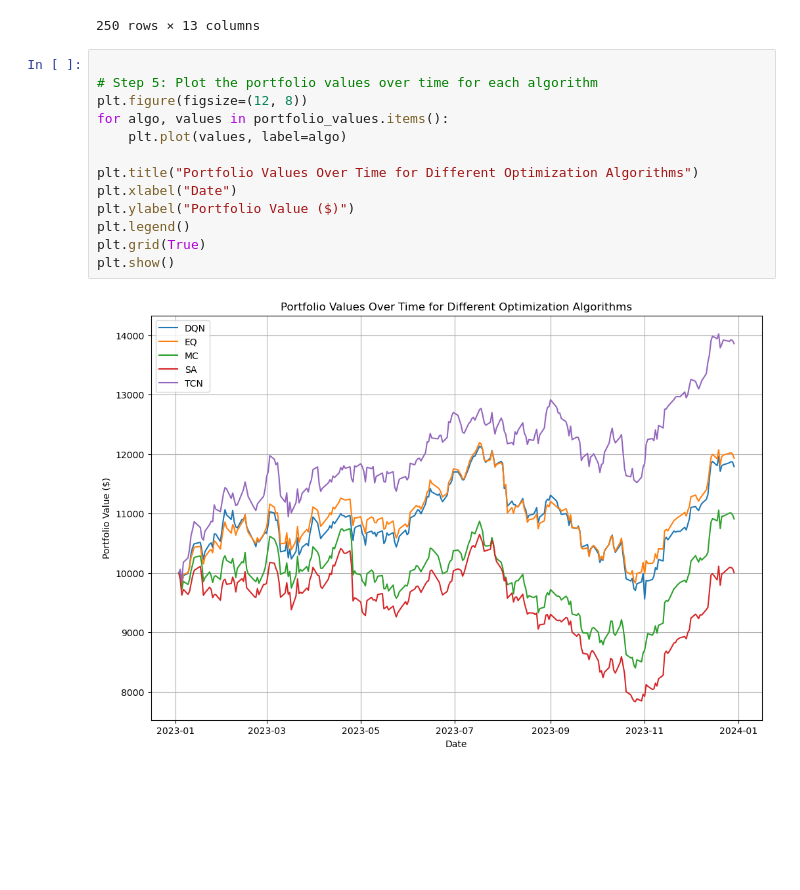
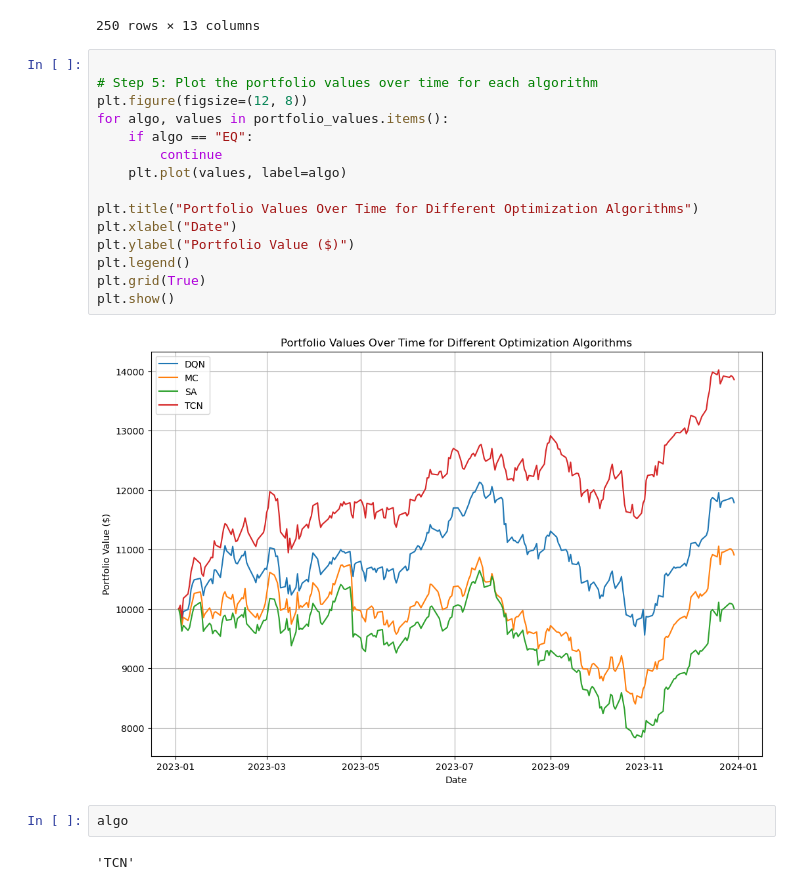
Before and after one commit to sarthakj1997/DeepPort-AI-Portfolio-Optimizer, a Jupyter notebook: notebooks/compare_all.ipynb, the cells around one changed output. Cells and saved outputs as stored; diff of their text form; blank space fills up the shorter version.

```diff
--- a/notebooks/compare_all.ipynb
+++ b/notebooks/compare_all.ipynb
@@ -63,15 +63,21 @@ weighted_returns
 # %%
 
 # Step 5: Plot the portfolio values over time for each algorithm
 plt.figure(figsize=(12, 8))
 for algo, values in portfolio_values.items():
+    if algo == "EQ":
+        continue
     plt.plot(values, label=algo)
 
 plt.title("Portfolio Values Over Time for Different Optimization Algorithms")
 plt.xlabel("Date")
 plt.ylabel("Portfolio Value ($)")
 plt.legend()
 plt.grid(True)
 plt.show()
 # %% [output]
-[figure, old version]
+[figure, new version]
+# %%
+algo
+# %% [output]
+'TCN'
```
Also changed, not shown: 5 other files.
